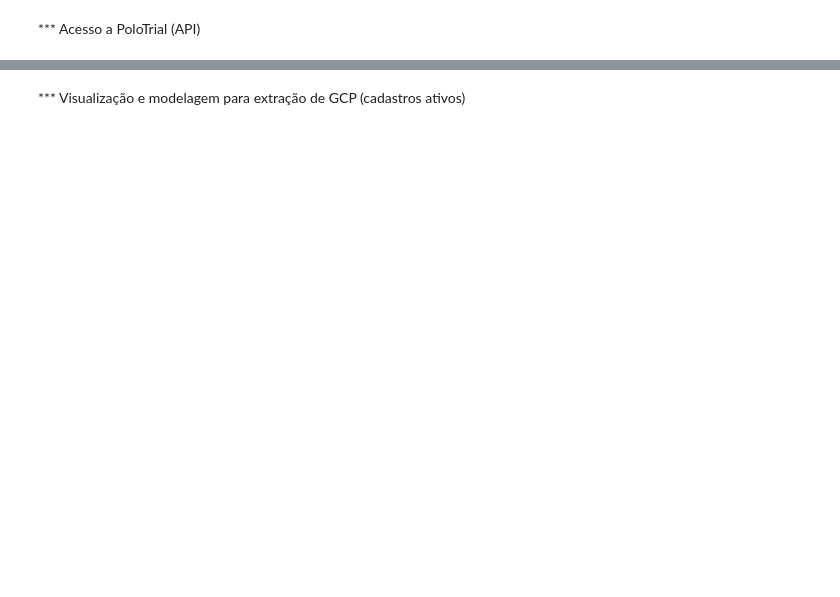
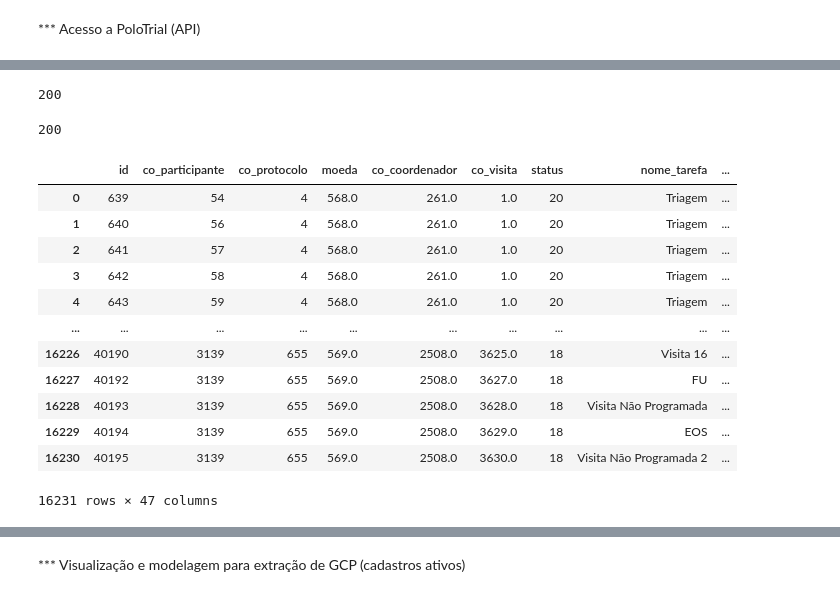
Before and after one commit to tisvri/push_campo, a Jupyter notebook: push_atualizacoes.ipynb, the cells around one changed output, grey strips where cells are left out. Drawn from its saved outputs; the diff is of its cells as text; code cells hidden in the pictures; blank space fills up the shorter version.

```diff
--- a/push_atualizacoes.ipynb
+++ b/push_atualizacoes.ipynb
@@ -112,7 +133,9 @@ response = requests.request("GET", pessoas_url, headers=endpoint_headers, params
 
 print(response.status_code)
 pessoas = response.json()
-pessoas_df = pd.DataFrame([pessoas])
+pessoas_df = pd.DataFrame(pessoas)
+# %% [output]
+200
 # %%
 #ROTA AGENDA
 
@@ -124,7 +147,25 @@ response = requests.request("GET", agenda_url, headers=endpoint_headers, params=
 
 print(response.status_code)
 agenda = response.json()
-agenda_df = pd.DataFrame([agenda])
+agenda_df = pd.DataFrame(agenda)
+# %% [output]
+200
+# %%
+agenda_df
+# %% [output]
+|  | id | co_participante | co_protocolo | moeda | co_coordenador | co_visita | status | nome_tarefa | ... |
+| 0 | 639 | 54 | 4 | 568.0 | 261.0 | 1.0 | 20 | Triagem | ... |
+| 1 | 640 | 56 | 4 | 568.0 | 261.0 | 1.0 | 20 | Triagem | ... |
+| 2 | 641 | 57 | 4 | 568.0 | 261.0 | 1.0 | 20 | Triagem | ... |
+| 3 | 642 | 58 | 4 | 568.0 | 261.0 | 1.0 | 20 | Triagem | ... |
+| 4 | 643 | 59 | 4 | 568.0 | 261.0 | 1.0 | 20 | Triagem | ... |
+| ... | ... | ... | ... | ... | ... | ... | ... | ... | ... |
+| 16226 | 40190 | 3139 | 655 | 569.0 | 2508.0 | 3625.0 | 18 | Visita 16 | ... |
+| 16227 | 40192 | 3139 | 655 | 569.0 | 2508.0 | 3627.0 | 18 | FU | ... |
+| 16228 | 40193 | 3139 | 655 | 569.0 | 2508.0 | 3628.0 | 18 | Visita Não Programada | ... |
+| 16229 | 40194 | 3139 | 655 | 569.0 | 2508.0 | 3629.0 | 18 | EOS | ... |
+| 16230 | 40195 | 3139 | 655 | 569.0 | 2508.0 | 3630.0 | 18 | Visita Não Programada 2 | ... |
+16231 rows × 47 columns
 # %%
 #ROTA PARTICIPANTES
 
```
Also changed, not shown: parts of 32 cells of this notebook.
